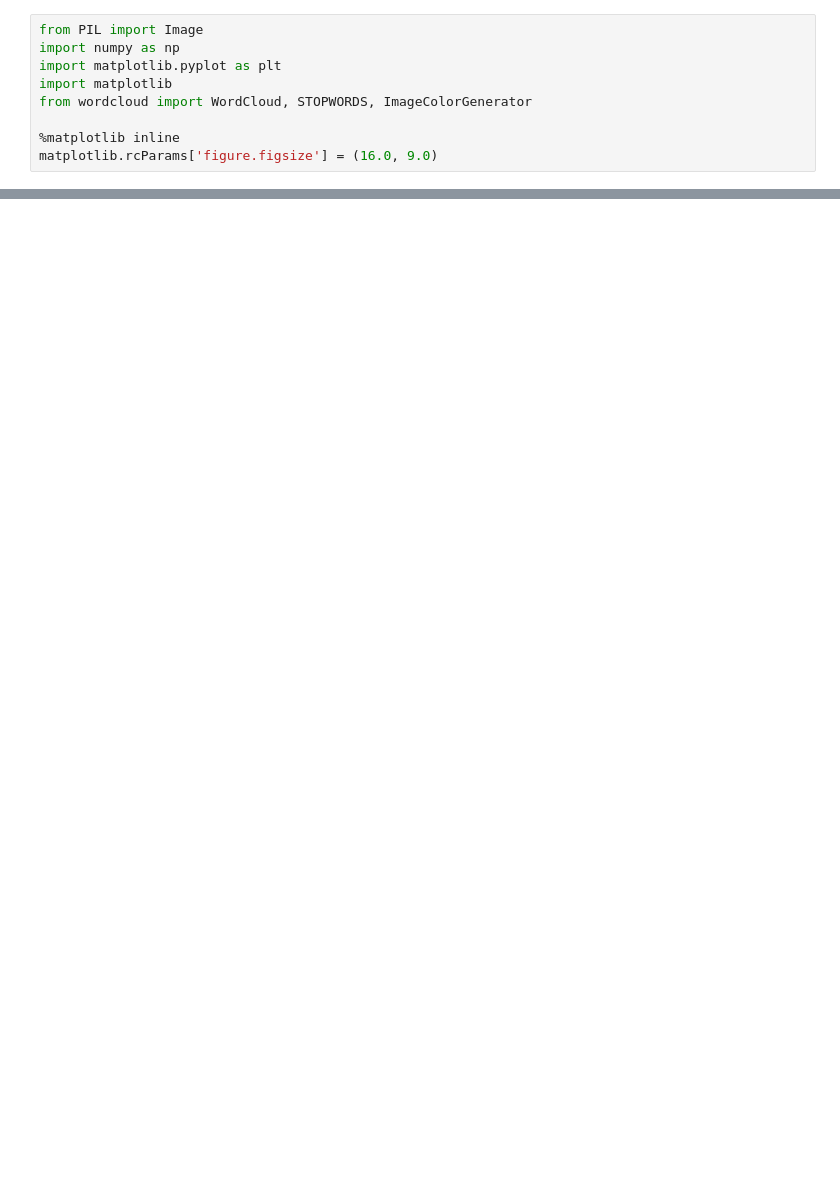
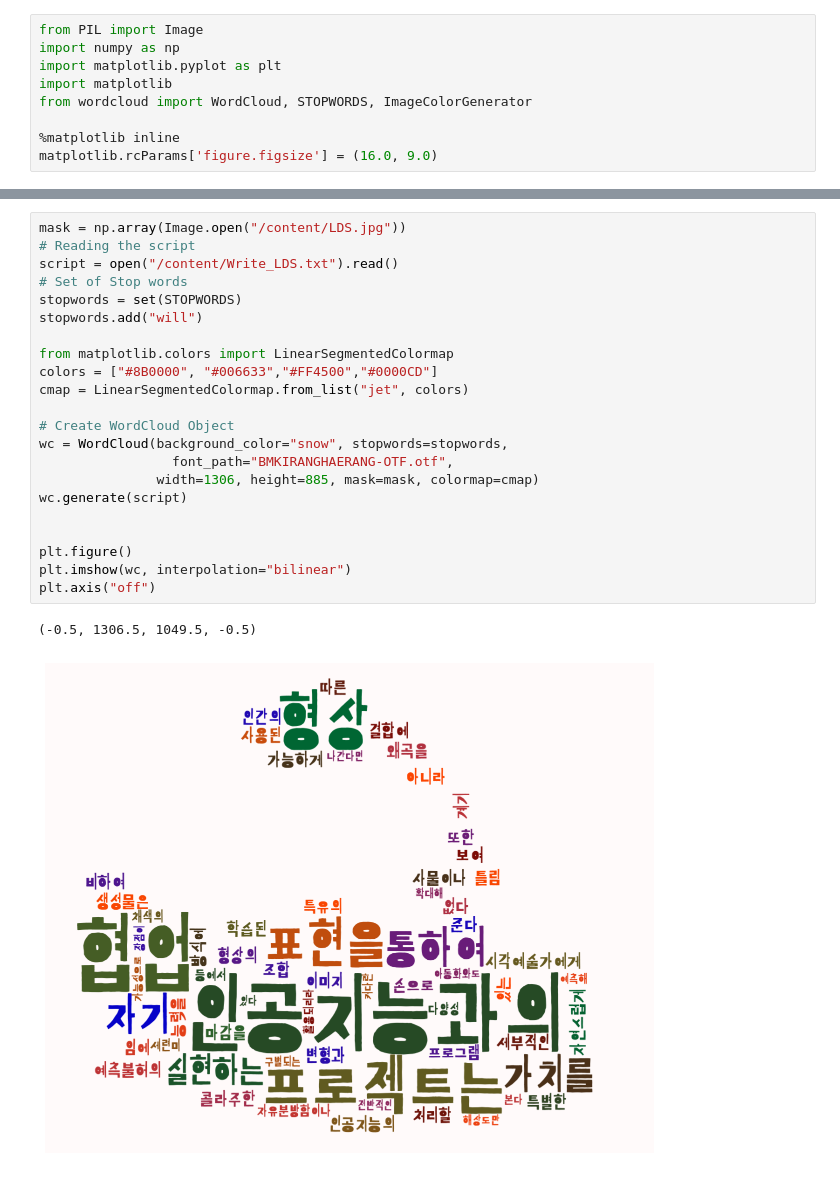
Before and after one commit to artjow/-, a Jupyter notebook: 워드클라우드_시각화하기.ipynb, the cells around one changed output, grey strips where cells are left out. Saved outputs shown, nothing was run; the diff lists cells and outputs as text; blank space fills up the shorter version.

```diff
--- a/워드클라우드_시각화하기.ipynb
+++ b/워드클라우드_시각화하기.ipynb
@@ -292,0 +322,25 @@ plt.axis("off")
+# %%
+mask = np.array(Image.open("/content/LDS.jpg"))
+# Reading the script
+script = open("/content/Write_LDS.txt").read()
+# Set of Stop words
+stopwords = set(STOPWORDS)
+stopwords.add("will")
+
+from matplotlib.colors import LinearSegmentedColormap
+colors = ["#8B0000", "#006633","#FF4500","#0000CD"]
+cmap = LinearSegmentedColormap.from_list("jet", colors)
+
+# Create WordCloud Object
+wc = WordCloud(background_color="snow", stopwords=stopwords,
+                 font_path="BMKIRANGHAERANG-OTF.otf",
+               width=1306, height=885, mask=mask, colormap=cmap)
+wc.generate(script)
+
+
+plt.figure()
+plt.imshow(wc, interpolation="bilinear")
+plt.axis("off")
+# %% [output]
+(-0.5, 1306.5, 1049.5, -0.5)
+[figure, added]
```
Also changed, not shown: parts of 8 cells of this notebook.
